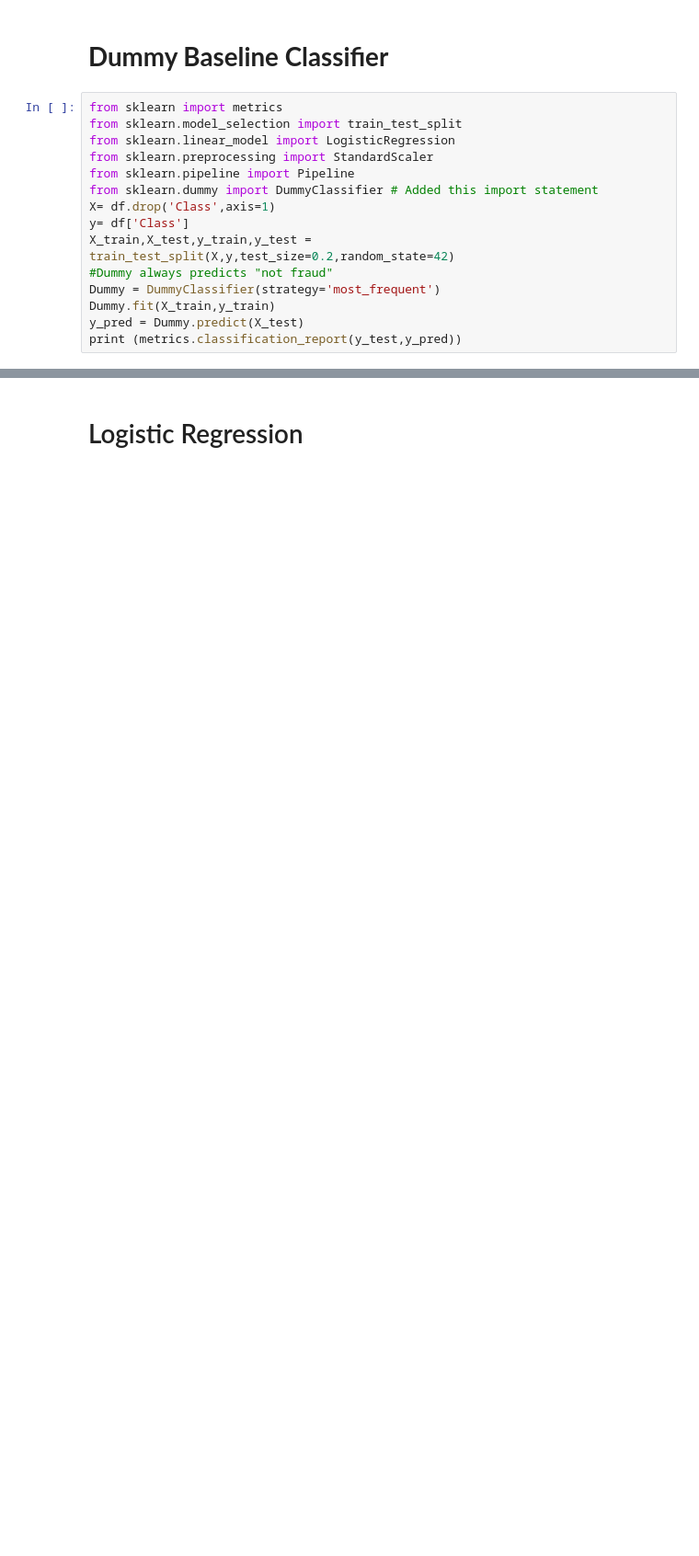
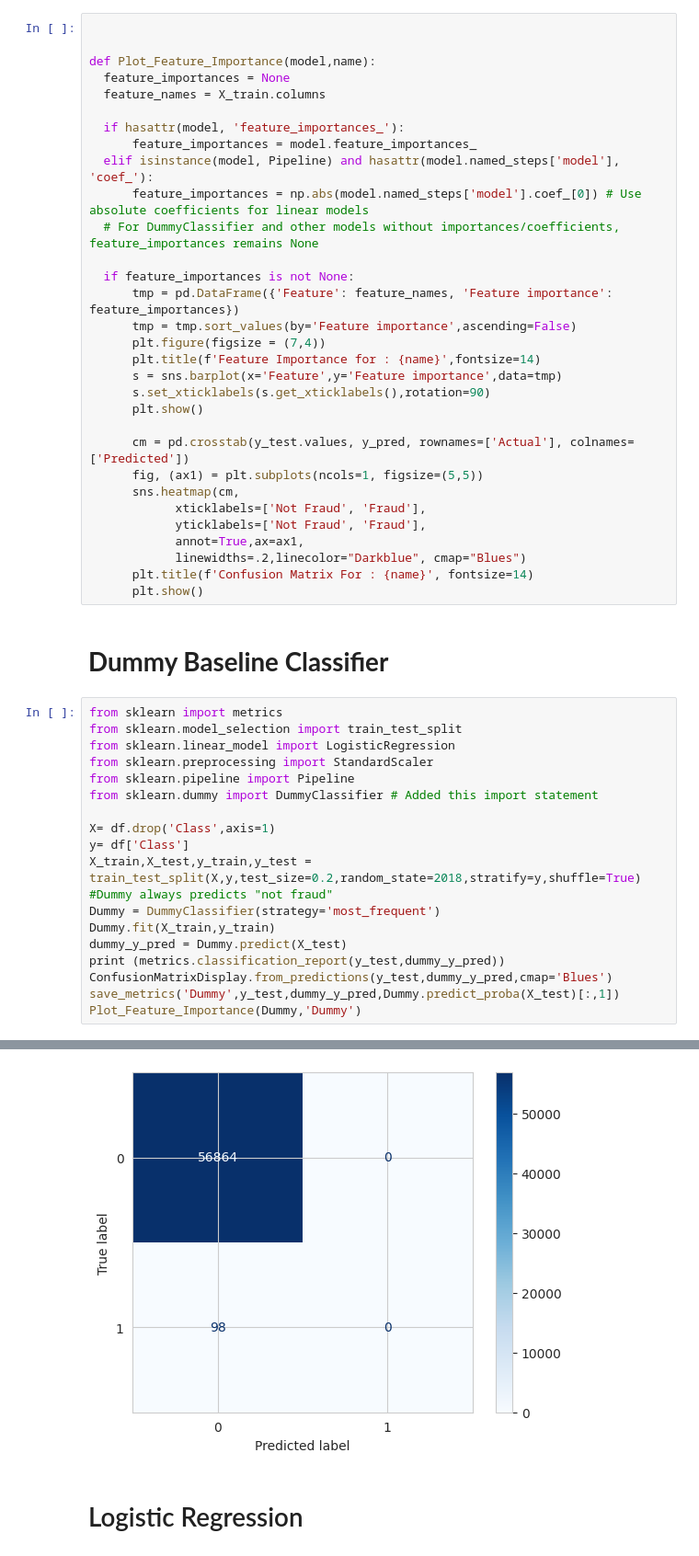
Before and after one commit to hemantborse/Capstone, a Jupyter notebook: Credit_Card_Fraud_Prediction.ipynb, the cells around one changed output, grey strips where cells are left out. Shown at 92% size. Cells and saved outputs as stored; diff of their text form; blank space fills up the shorter version.

```diff
--- a/Credit_Card_Fraud_Prediction.ipynb
+++ b/Credit_Card_Fraud_Prediction.ipynb
@@ -278,29 +294,65 @@ np.log1p(df['Amount']).plot(kind='hist',bins=50,ax=axes[1],title='Log Amount')
+# %%
+
+
+def Plot_Feature_Importance(model,name):
+  feature_importances = None
+  feature_names = X_train.columns
+
+  if hasattr(model, 'feature_importances_'):
+      feature_importances = model.feature_importances_
+  elif isinstance(model, Pipeline) and hasattr(model.named_steps['model'], 'coef_'):
+      feature_importances = np.abs(model.named_steps['model'].coef_[0]) # Use absolute coefficients for linear models
+  # For DummyClassifier and other models without importances/coefficients, feature_importances remains None
+
+  if feature_importances is not None:
+      tmp = pd.DataFrame({'Feature': feature_names, 'Feature importance': feature_importances})
+      tmp = tmp.sort_values(by='Feature importance',ascending=False)
+      plt.figure(figsize = (7,4))
+      plt.title(f'Feature Importance for : {name}',fontsize=14)
+      s = sns.barplot(x='Feature',y='Feature importance',data=tmp)
+      s.set_xticklabels(s.get_xticklabels(),rotation=90)
+      plt.show()
+
+      cm = pd.crosstab(y_test.values, y_pred, rownames=['Actual'], colnames=['Predicted'])
+      fig, (ax1) = plt.subplots(ncols=1, figsize=(5,5))
+      sns.heatmap(cm,
+            xticklabels=['Not Fraud', 'Fraud'],
+            yticklabels=['Not Fraud', 'Fraud'],
+            annot=True,ax=ax1,
+            linewidths=.2,linecolor="Darkblue", cmap="Blues")
+      plt.title(f'Confusion Matrix For : {name}', fontsize=14)
+      plt.show()
 # %% [markdown]
 # **Dummy Baseline Classifier**
 # %%
 from sklearn import metrics
 from sklearn.model_selection import train_test_split
 from sklearn.linear_model import LogisticRegression
 from sklearn.preprocessing import StandardScaler
 from sklearn.pipeline import Pipeline
 from sklearn.dummy import DummyClassifier # Added this import statement
+
 X= df.drop('Class',axis=1)
 y= df['Class']
-X_train,X_test,y_train,y_test = train_test_split(X,y,test_size=0.2,random_state=42)
+X_train,X_test,y_train,y_test = train_test_split(X,y,test_size=0.2,random_state=2018,stratify=y,shuffle=True)
 #Dummy always predicts "not fraud"
 Dummy = DummyClassifier(strategy='most_frequent')
 Dummy.fit(X_train,y_train)
-y_pred = Dummy.predict(X_test)
-print (metrics.classification_report(y_test,y_pred))
+dummy_y_pred = Dummy.predict(X_test)
+print (metrics.classification_report(y_test,dummy_y_pred))
+ConfusionMatrixDisplay.from_predictions(y_test,dummy_y_pred,cmap='Blues')
+save_metrics('Dummy',y_test,dummy_y_pred,Dummy.predict_proba(X_test)[:,1])
+Plot_Feature_Importance(Dummy,'Dummy')
 # %% [output]
               precision    recall  f1-score   support
 
            0       1.00      1.00      1.00     56864
            1       0.00      0.00      0.00        98
 
     accuracy                           1.00     56962
    macro avg       0.50      0.50      0.50     56962
 weighted avg       1.00      1.00      1.00     56962
+[figure, added]
 # %% [markdown]
 # Logistic Regression
 # %%
```
Also changed, not shown: parts of 30 cells of this notebook.
